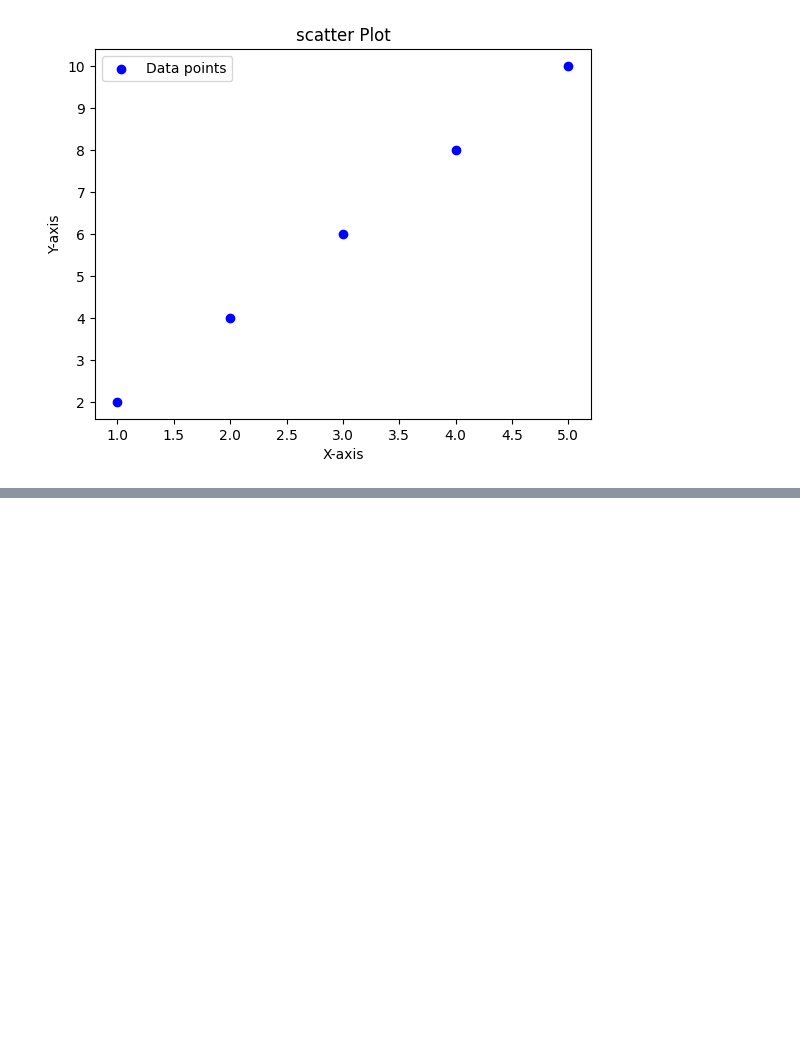
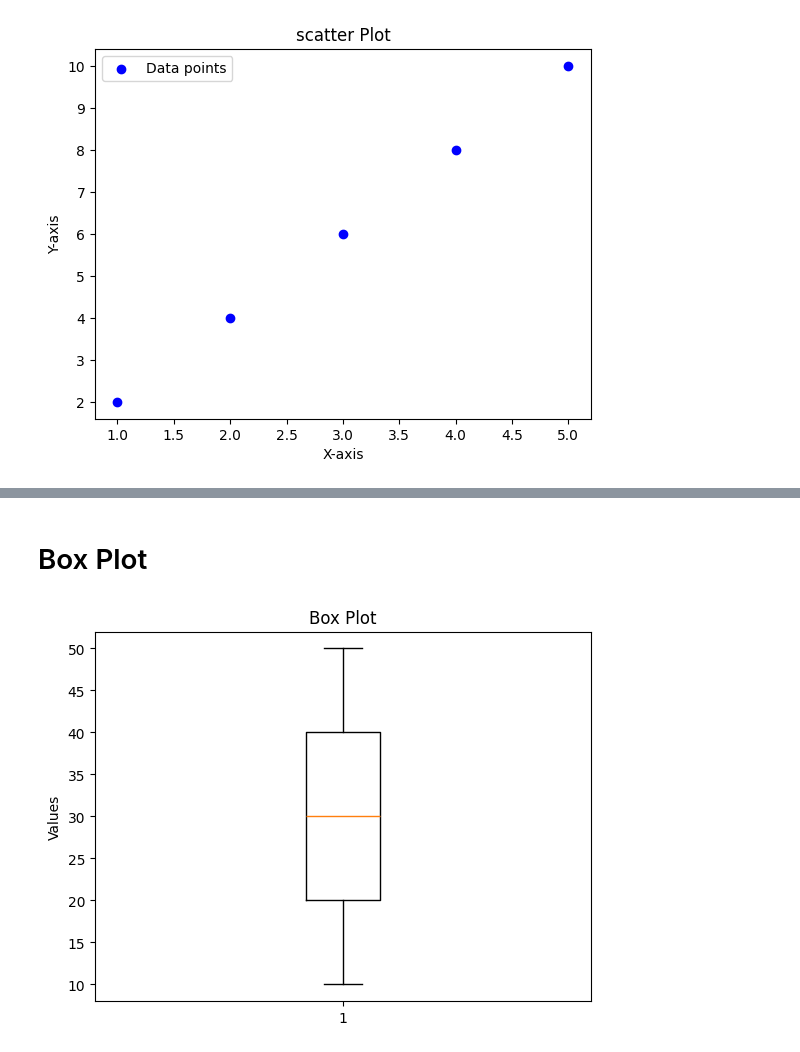
Before and after one commit to Bhuvanbhasker/practice-code, a Jupyter notebook: data visualisiaton/st.ipynb, the cells around one changed output, grey strips where cells are left out. Cells and saved outputs as stored; diff of their text form; code cells hidden in the pictures; blank space fills up the shorter version.

```diff
--- a/data visualisiaton/st.ipynb
+++ b/data visualisiaton/st.ipynb
@@ -15,0 +41,11 @@ plt.show
+# %% [markdown]
+# Box Plot
+# %%
+import matplotlib.pyplot as plt
+data = [10, 15, 20, 25, 30, 35, 40, 45, 50]
+plt.boxplot(data)
+plt.title('Box Plot')
+plt.ylabel('Values')
+plt.show()
+# %% [output]
+[figure, added]
```
Also changed, not shown: parts of 9 cells of this notebook, 1 other file.
